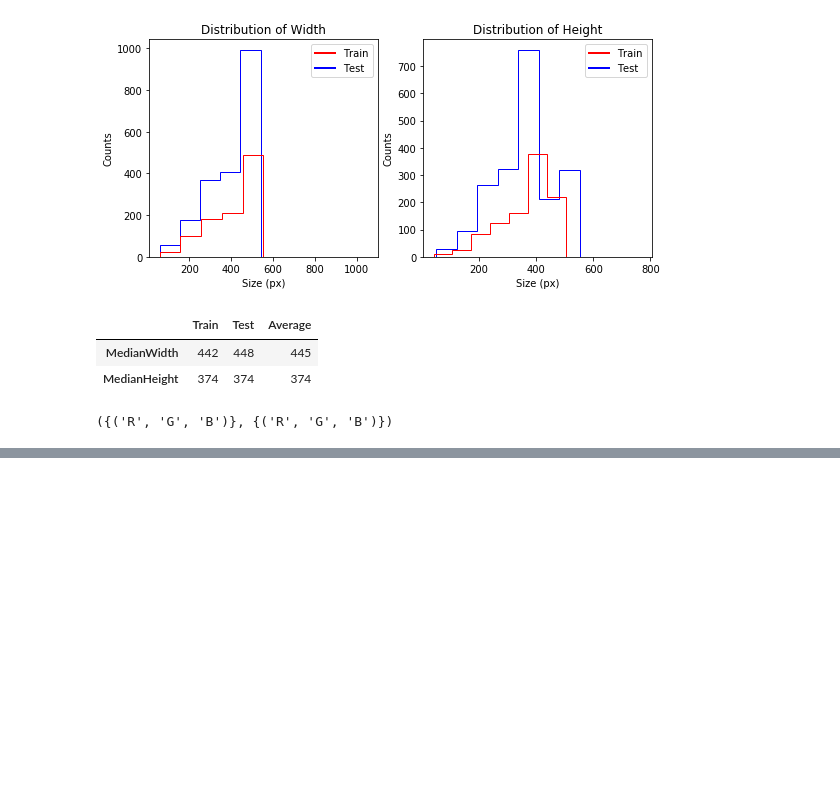
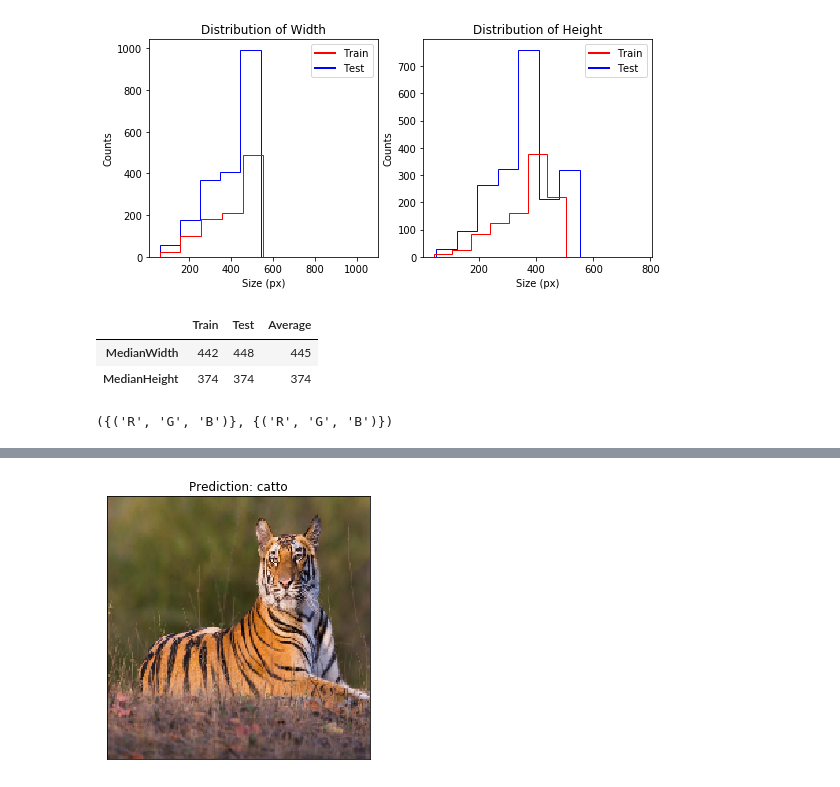
Before and after one commit to d-wdj/H8_PTP_Final_Image, a Jupyter notebook: CatDog-Classifications.ipynb, the cells around one changed output, grey strips where cells are left out. Cells and saved outputs as stored; diff of their text form; code cells hidden in the pictures; blank space fills up the shorter version.

```diff
--- a/CatDog-Classifications.ipynb
+++ b/CatDog-Classifications.ipynb
@@ -259,0 +424,7 @@ print(train_data.__str__)
+# %%
+with open('temp.png', 'wb') as f:
+    link = 'https://c402277.ssl.cf1.rackcdn.com/photos/18134/images/hero_small/Medium_WW226365.jpg?1574452099'
+    f.write(req.urlopen(link).read())
+    predictCatDog('temp.png', model)
+# %% [output]
+[figure, added]
```
Also changed, not shown: parts of 28 cells of this notebook, 1 other file.
